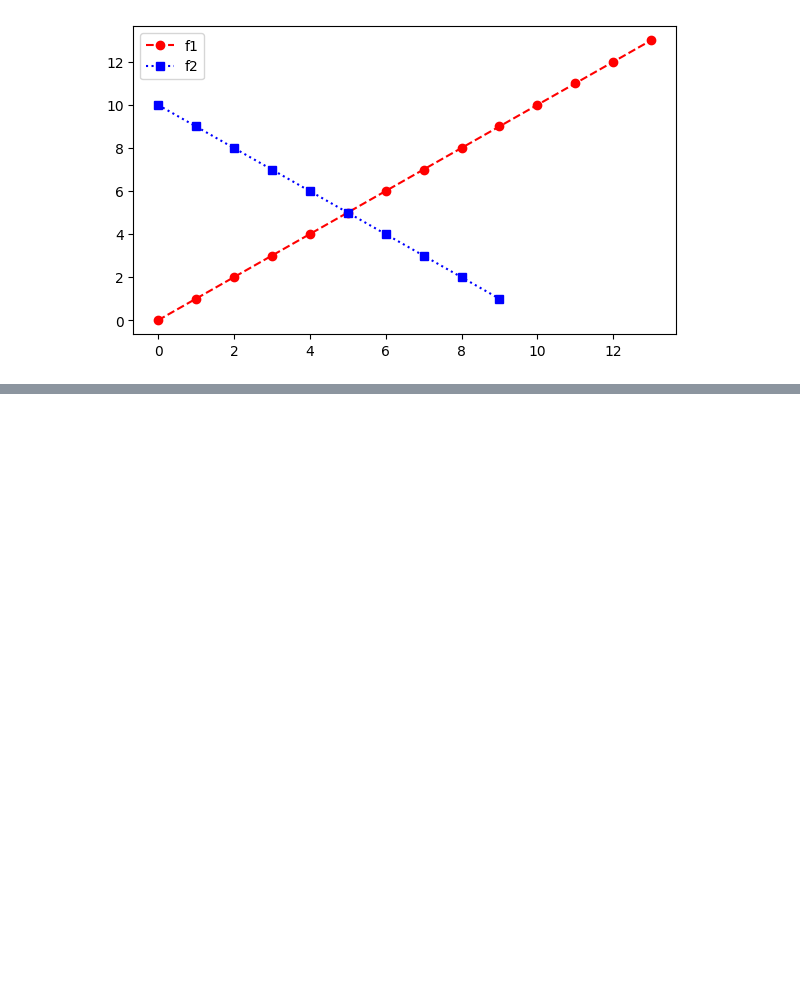
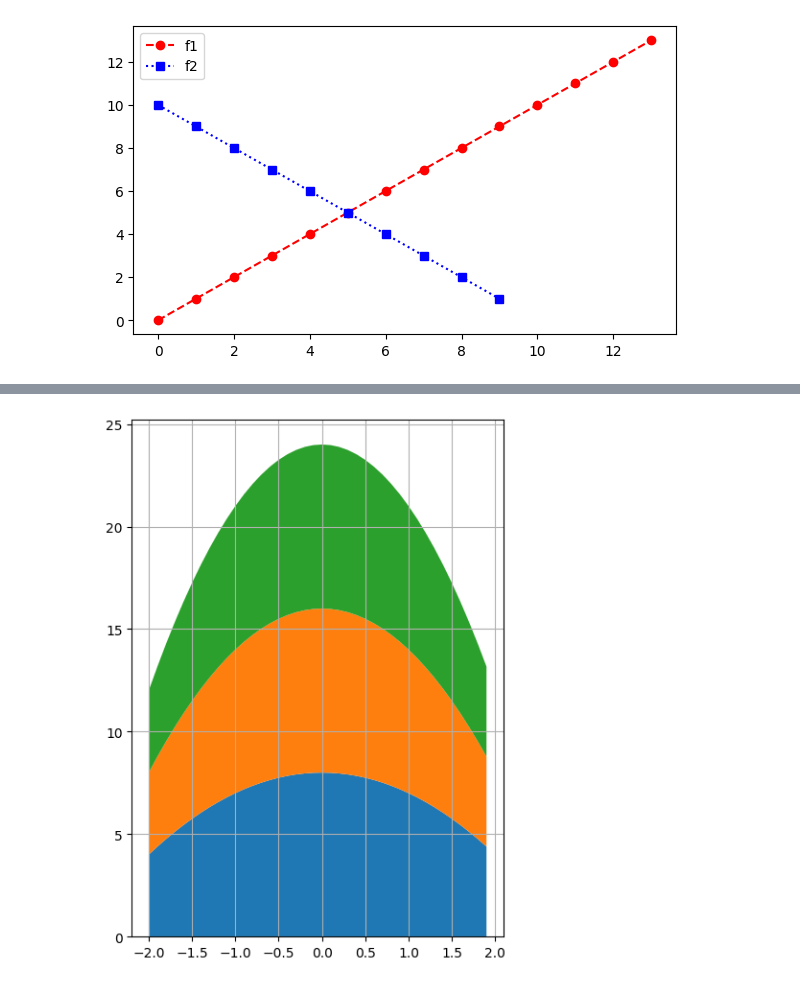
Before and after one commit to crissyro/base-of-DS, a Jupyter notebook: Basic of matplotlib.ipynb, the cells around one changed output, grey strips where cells are left out. Cells and saved outputs as stored; diff of their text form; code cells hidden in the pictures; blank space fills up the shorter version.

```diff
--- a/Basic of matplotlib.ipynb
+++ b/Basic of matplotlib.ipynb
@@ -350,0 +362,13 @@ ax.legend()
+# %%
+fig = plt.figure(figsize=(5, 7))
+ax = fig.add_subplot()
+x = np.arange(-2, 2, 0.1)
+
+y1 = np.array([-y**2 for y in x]) + 8
+y2 = np.array([-y**2 for y in x]) + 8
+y3 = np.array([-y**2 for y in x]) + 8
+ax.stackplot(x, y1, y2, y3);
+
+ax.grid()
+# %% [output]
+[figure, added]
```
Also changed, not shown: parts of 9 cells of this notebook.
